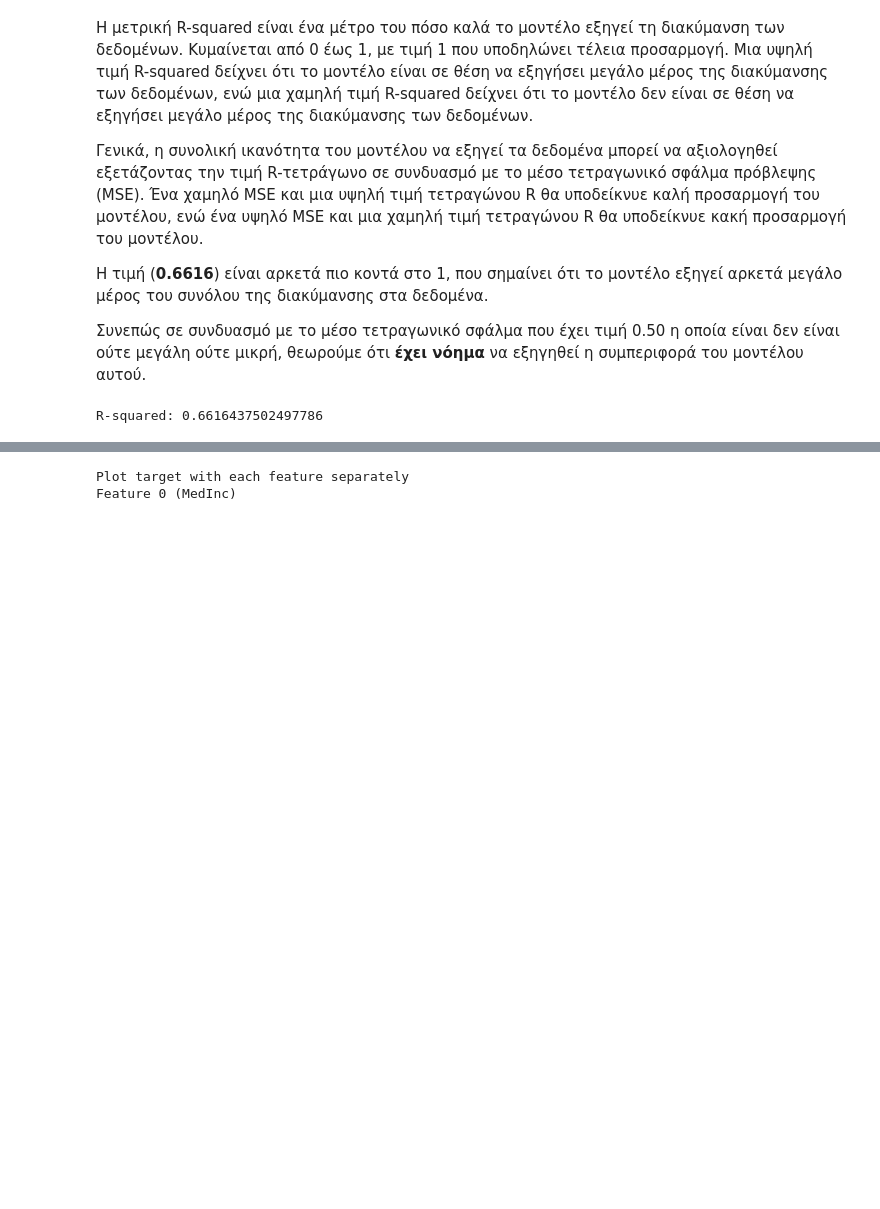
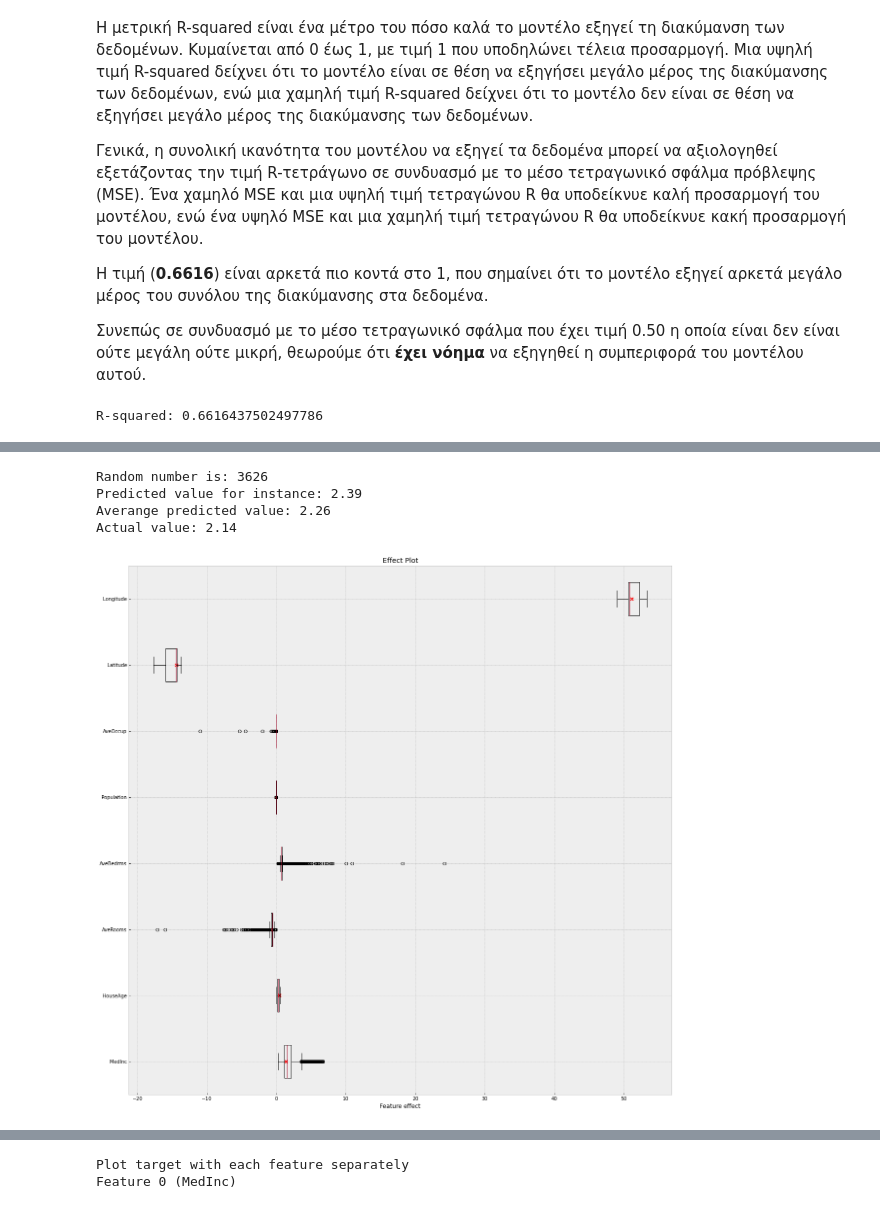
Before and after one commit to Maagnitude/california-housing-xai, a Jupyter notebook: california-housing-xai.ipynb, the cells around one changed output, grey strips where cells are left out. Saved outputs shown, nothing was run; the diff lists cells and outputs as text; code cells hidden in the pictures; blank space fills up the shorter version.

```diff
--- a/california-housing-xai.ipynb
+++ b/california-housing-xai.ipynb
@@ -133,0 +159,31 @@ plt.show()
+# %%
+#Επιλέγουμε τυχαία ένα δείγμα
+random_number = random.randint(0,4000)
+print("Random number is: %d" % random_number)
+random_sample = ds_X_test[random_number]
+
+plt.figure(figsize=(20, 20))
+
+print("Predicted value for instance: %.2f" % ds_Y_pred[random_number])
+print("Averange predicted value: %.2f" % ds_Y_pred.mean())
+print("Actual value: %.2f" % ds_Y_test[random_number])
+
+feature_values = []
+for i in range(coefficients.size):
+  feature_values.append(X_rev[i] * coefficients[i])
+
+plt.title("Effect Plot")
+plt.boxplot(feature_values, vert=False)
+plt.yticks(range(1, len(feature_names) + 1), feature_names)
+
+for i in range(coefficients.size):
+  plt.scatter(x=(random_sample[i] * coefficients[i]), y=i+1, marker='x', color='red')
+plt.xlabel("Feature effect")
+
+plt.show()
+# %% [output]
+Random number is: 3626
+Predicted value for instance: 2.39
+Averange predicted value: 2.26
+Actual value: 2.14
+[figure, added]
```
Also changed, not shown: parts of 32 cells of this notebook.
